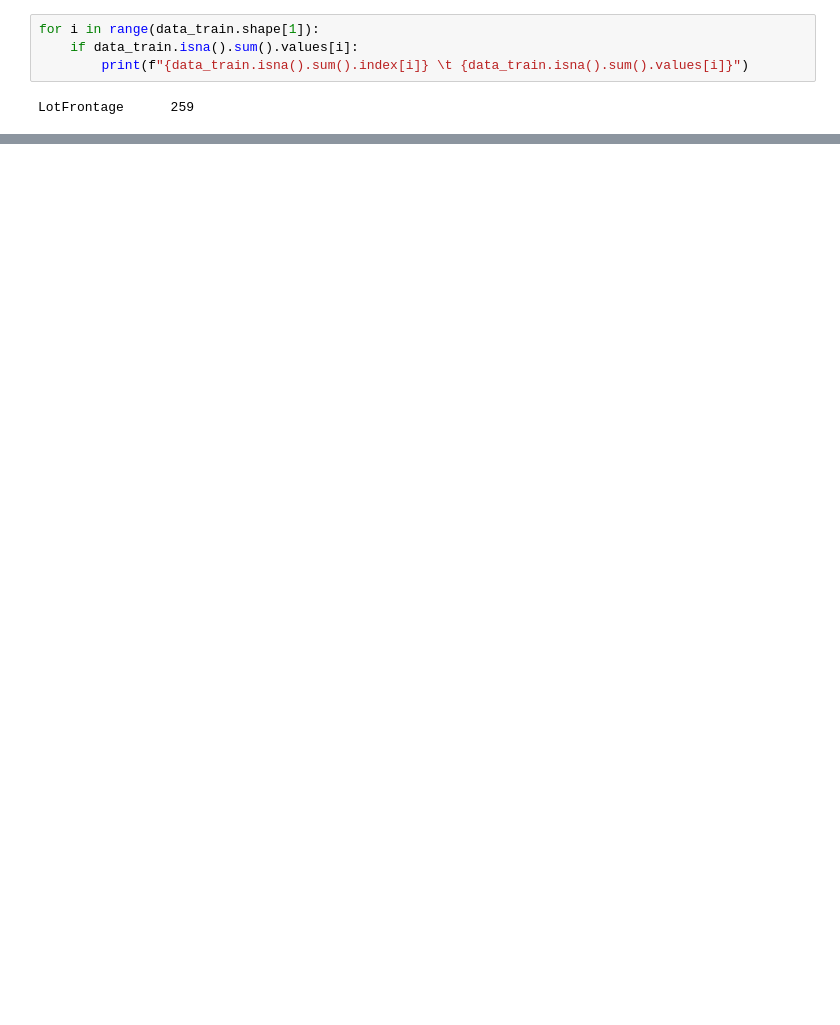
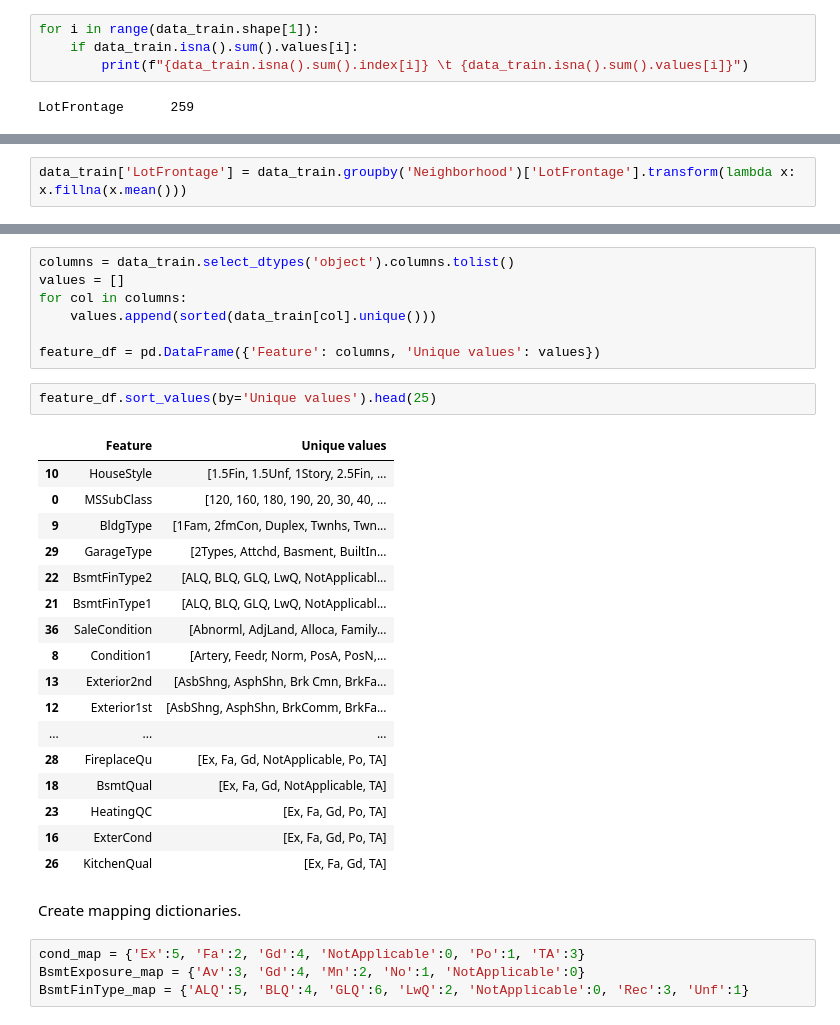
Before and after one commit to Maksym-Kryvenko/House_Prices, a Jupyter notebook: main.ipynb, the cells around one changed output, grey strips where cells are left out. Drawn from its saved outputs; the diff is of its cells as text; blank space fills up the shorter version.

```diff
--- a/main.ipynb
+++ b/main.ipynb
@@ -330,0 +354,2 @@ LotFrontage      259
+# %%
+data_train['LotFrontage'] = data_train.groupby('Neighborhood')['LotFrontage'].transform(lambda x: x.fillna(x.mean()))
@@ -330,0 +358,33 @@ LotFrontage      259
+# %%
+columns = data_train.select_dtypes('object').columns.tolist()
+values = []
+for col in columns:
+    values.append(sorted(data_train[col].unique()))
+
+feature_df = pd.DataFrame({'Feature': columns, 'Unique values': values})
+# %%
+feature_df.sort_values(by='Unique values').head(25)
+# %% [output]
+|  | Feature | Unique values |
+| 10 | HouseStyle | [1.5Fin, 1.5Unf, 1Story, 2.5Fin, ... |
+| 0 | MSSubClass | [120, 160, 180, 190, 20, 30, 40, ... |
+| 9 | BldgType | [1Fam, 2fmCon, Duplex, Twnhs, Twn... |
+| 29 | GarageType | [2Types, Attchd, Basment, BuiltIn... |
+| 22 | BsmtFinType2 | [ALQ, BLQ, GLQ, LwQ, NotApplicabl... |
+| 21 | BsmtFinType1 | [ALQ, BLQ, GLQ, LwQ, NotApplicabl... |
+| 36 | SaleCondition | [Abnorml, AdjLand, Alloca, Family... |
+| 8 | Condition1 | [Artery, Feedr, Norm, PosA, PosN,... |
+| 13 | Exterior2nd | [AsbShng, AsphShn, Brk Cmn, BrkFa... |
+| 12 | Exterior1st | [AsbShng, AsphShn, BrkComm, BrkFa... |
+| ... | ... | ... |
+| 28 | FireplaceQu | [Ex, Fa, Gd, NotApplicable, Po, TA] |
+| 18 | BsmtQual | [Ex, Fa, Gd, NotApplicable, TA] |
+| 23 | HeatingQC | [Ex, Fa, Gd, Po, TA] |
+| 16 | ExterCond | [Ex, Fa, Gd, Po, TA] |
+| 26 | KitchenQual | [Ex, Fa, Gd, TA] |
+# %% [markdown]
+Create mapping dictionaries.
+# %%
+cond_map = {'Ex':5, 'Fa':2, 'Gd':4, 'NotApplicable':0, 'Po':1, 'TA':3}
+BsmtExposure_map = {'Av':3, 'Gd':4, 'Mn':2, 'No':1, 'NotApplicable':0}
+BsmtFinType_map = {'ALQ':5, 'BLQ':4, 'GLQ':6, 'LwQ':2, 'NotApplicable':0, 'Rec':3, 'Unf':1}
```
Also changed, not shown: parts of 14 cells of this notebook.
